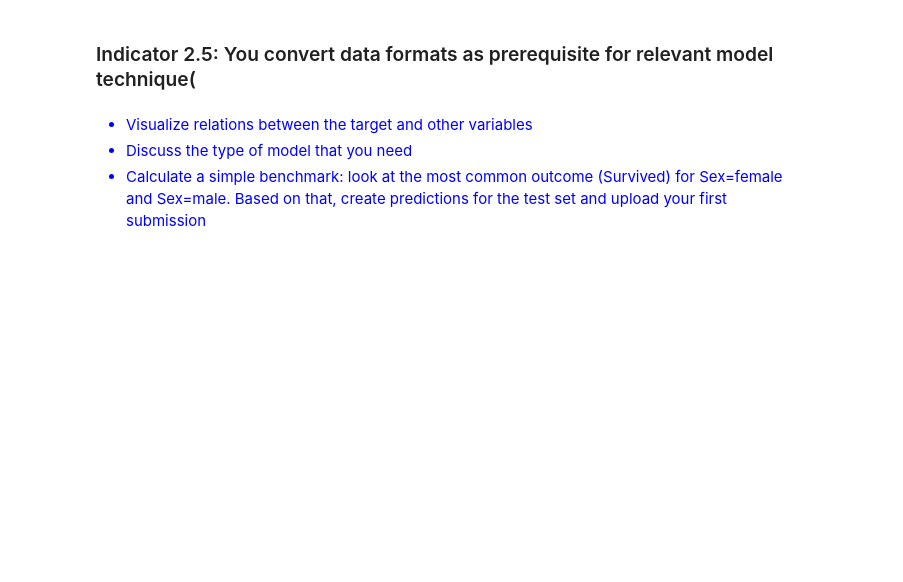
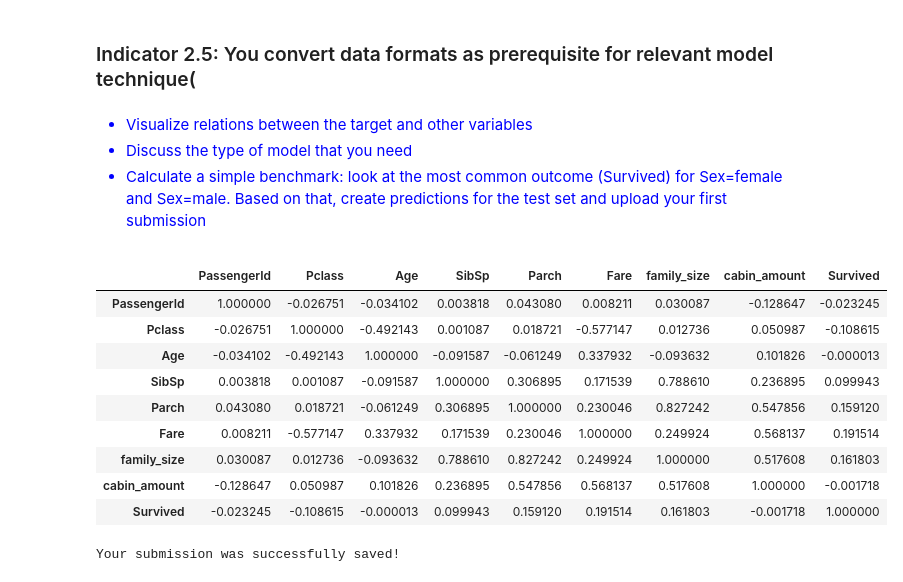
Before and after one commit to TimKardol/kaggle-titanic, a Jupyter notebook: notebooks/titanic_LO2_tim.ipynb, the cells around one changed output. Drawn from its saved outputs; the diff is of its cells as text; code cells hidden in the pictures; blank space fills up the shorter version.

Commit message:
Made a benchmark submission

```diff
--- a/notebooks/titanic_LO2_tim.ipynb
+++ b/notebooks/titanic_LO2_tim.ipynb
@@ -101,3 +118,24 @@ df.to_csv("../datasets/test2.csv")
 * Discuss the type of model that you need
 * Calculate a simple benchmark: look at the most common outcome (Survived) for Sex=female and Sex=male. Based on that, create predictions for the test set and upload your first submission
 </font>
+# %%
+df = pd.read_csv("../datasets/test2.csv")
+
+df.corr()
+# %% [output]
+|  | PassengerId | Pclass | Age | SibSp | Parch | Fare | family_size | cabin_amount | Survived |
+| PassengerId | 1.000000 | -0.026751 | -0.034102 | 0.003818 | 0.043080 | 0.008211 | 0.030087 | -0.128647 | -0.023245 |
+| Pclass | -0.026751 | 1.000000 | -0.492143 | 0.001087 | 0.018721 | -0.577147 | 0.012736 | 0.050987 | -0.108615 |
+| Age | -0.034102 | -0.492143 | 1.000000 | -0.091587 | -0.061249 | 0.337932 | -0.093632 | 0.101826 | -0.000013 |
+| SibSp | 0.003818 | 0.001087 | -0.091587 | 1.000000 | 0.306895 | 0.171539 | 0.788610 | 0.236895 | 0.099943 |
+| Parch | 0.043080 | 0.018721 | -0.061249 | 0.306895 | 1.000000 | 0.230046 | 0.827242 | 0.547856 | 0.159120 |
+| Fare | 0.008211 | -0.577147 | 0.337932 | 0.171539 | 0.230046 | 1.000000 | 0.249924 | 0.568137 | 0.191514 |
+| family_size | 0.030087 | 0.012736 | -0.093632 | 0.788610 | 0.827242 | 0.249924 | 1.000000 | 0.517608 | 0.161803 |
+| cabin_amount | -0.128647 | 0.050987 | 0.101826 | 0.236895 | 0.547856 | 0.568137 | 0.517608 | 1.000000 | -0.001718 |
+| Survived | -0.023245 | -0.108615 | -0.000013 | 0.099943 | 0.159120 | 0.191514 | 0.161803 | -0.001718 | 1.000000 |
+# %%
+output = pd.DataFrame({'PassengerId': df.PassengerId, 'Survived': df.Survived})
+output.to_csv('submission.csv', index=False)
+print("Your submission was successfully saved!")
+# %% [output]
+Your submission was successfully saved!
```
Also changed, not shown: parts of 1 cell of this notebook, 3 other files.
